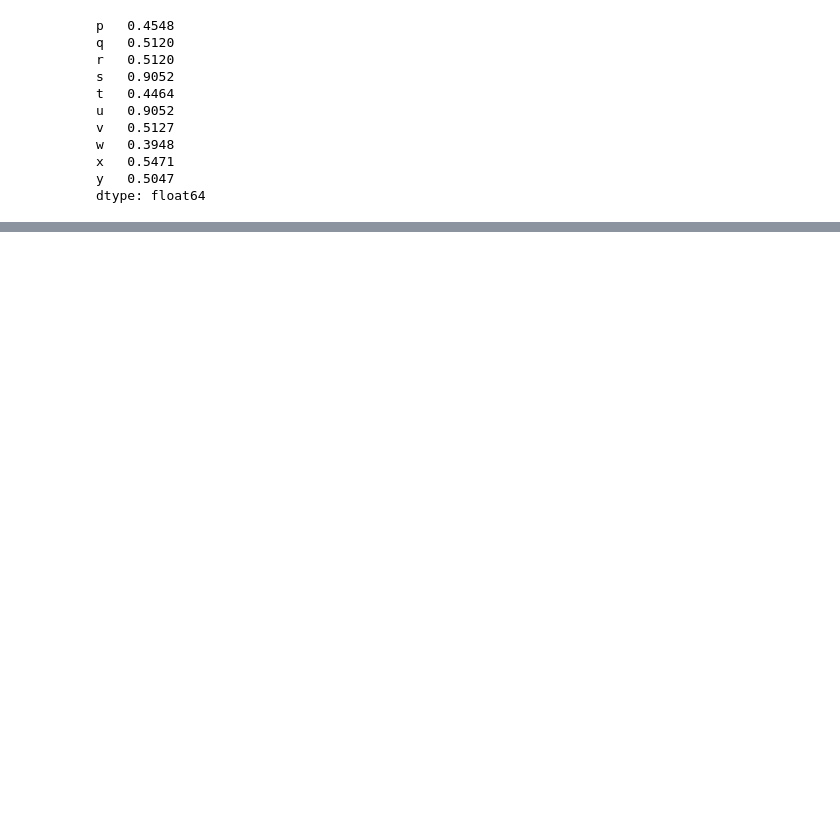
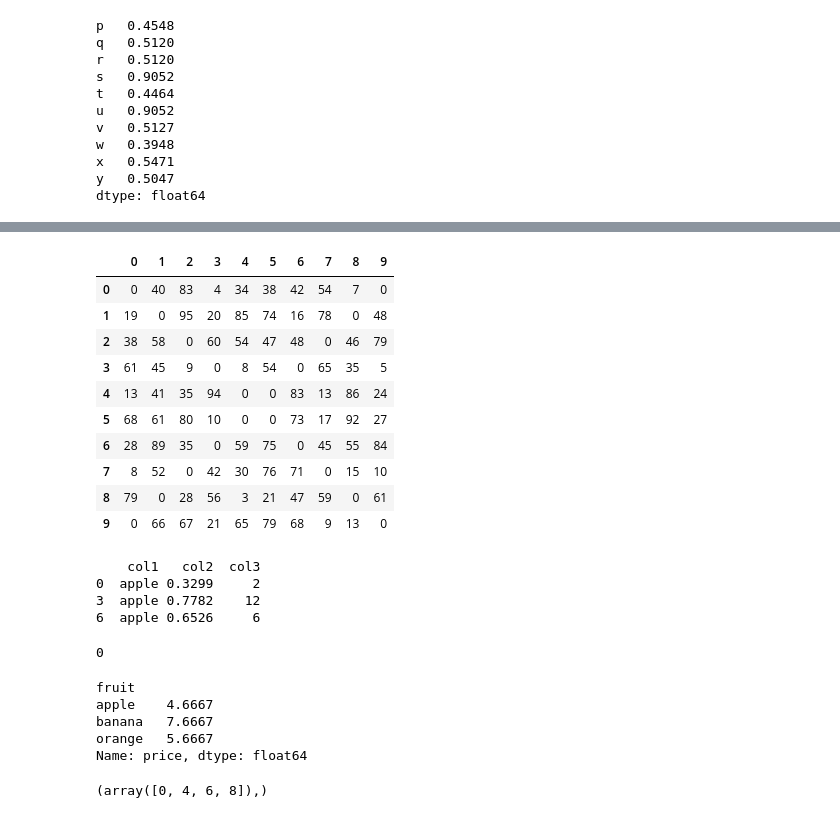
Before and after one commit to kornellewy/numpy-pandas-sklearn-scipy-exercise, a Jupyter notebook: pandas_cw_1.ipynb, the cells around one changed output, grey strips where cells are left out. Drawn from its saved outputs; the diff is of its cells as text; code cells hidden in the pictures; blank space fills up the shorter version.

```diff
--- a/pandas_cw_1.ipynb
+++ b/pandas_cw_1.ipynb
@@ -933,0 +977,68 @@ Wall time: 10.4 ms
+# %%
+# 66. How to replace both the diagonals of dataframe with 0?
+# Replace both values in both diagonals of df with 0.
+# method 1
+df = pd.DataFrame(np.random.randint(1,100, 100).reshape(10, -1))
+for i in range(df.shape[0]):
+    df.iat[i, i] = 0
+    df.iat[df.shape[0]-i-1, i] = 0
+# method 2
+df = pd.DataFrame(np.random.randint(1,100, 100).reshape(10, -1))
+df.values[[np.arange(df.shape[0])]*2] = 0
+df.values[np.arange(df.shape[0]), [np.flipud(np.arange(df.shape[0]))]] = 0
+df
+# %% [output]
+|  | 0 | 1 | 2 | 3 | 4 | 5 | 6 | 7 | 8 | 9 |
+| 0 | 0 | 40 | 83 | 4 | 34 | 38 | 42 | 54 | 7 | 0 |
+| 1 | 19 | 0 | 95 | 20 | 85 | 74 | 16 | 78 | 0 | 48 |
+| 2 | 38 | 58 | 0 | 60 | 54 | 47 | 48 | 0 | 46 | 79 |
+| 3 | 61 | 45 | 9 | 0 | 8 | 54 | 0 | 65 | 35 | 5 |
+| 4 | 13 | 41 | 35 | 94 | 0 | 0 | 83 | 13 | 86 | 24 |
+| 5 | 68 | 61 | 80 | 10 | 0 | 0 | 73 | 17 | 92 | 27 |
+| 6 | 28 | 89 | 35 | 0 | 59 | 75 | 0 | 45 | 55 | 84 |
+| 7 | 8 | 52 | 0 | 42 | 30 | 76 | 71 | 0 | 15 | 10 |
+| 8 | 79 | 0 | 28 | 56 | 3 | 21 | 47 | 59 | 0 | 61 |
+| 9 | 0 | 66 | 67 | 21 | 65 | 79 | 68 | 9 | 13 | 0 |
+# %%
+# 67. How to get the particular group of a groupby dataframe by key?
+# This is a question related to understanding of grouped dataframe. From
+# df_grouped, get the group belonging to 'apple' as a dataframe.
+df = pd.DataFrame({'col1': ['apple', 'banana', 'orange'] * 3,
+                   'col2': np.random.rand(9),
+                   'col3': np.random.randint(0, 15, 9)})
+df_grouped = df.groupby(['col1'])
+for i, dff in df_grouped:
+    if i == 'apple':
+        print(dff)
+# %% [output]
+    col1   col2  col3
+0  apple 0.3299     2
+3  apple 0.7782    12
+6  apple 0.6526     6
+# %%
+# 68. How to get the n’th largest value of a column when grouped by
+# another column?
+# In df, find the second largest value of 'taste' for 'banana'
+df = pd.DataFrame({'fruit': ['apple', 'banana', 'orange'] * 3,
+                   'rating': np.random.rand(9),
+                   'taste': np.random.randint(0, 15, 9)})
+df_grouped = df['taste'].groupby(df['fruit'])
+df_grouped.get_group('banana').sort_values().iloc[-2]
+# %% [output]
+0
+# %%
+# 69. How to compute grouped mean on pandas dataframe and keep the
+# grouped column as another column (not index)?
+# In df, Compute the mean price of every fruit, while keeping the fruit
+# as another column instead of an index.
+df = pd.DataFrame({'fruit': ['apple', 'banana', 'orange'] * 3,
+                   'rating': np.random.rand(9),
+                   'price': np.random.randint(0, 15, 9)})
+df_grouped = df['price'].groupby(df['fruit']).mean()
+df_grouped
+# %% [output]
+fruit
+apple    4.6667
+banana   7.6667
+orange   5.6667
+Name: price, dtype: float64
@@ -933,0 +1068,7 @@ Wall time: 10.4 ms
+# %%
+# 72. How to get the positions where values of two columns match?
+df = pd.DataFrame({'fruit1': np.random.choice(['apple', 'orange', 'banana'], 10),
+            'fruit2': np.random.choice(['apple', 'orange', 'banana'], 10)})
+np.where(df['fruit1'] == df['fruit2'])
+# %% [output]
+(array([0, 4, 6, 8]),)
```
Also changed, not shown: parts of 12 cells of this notebook.
